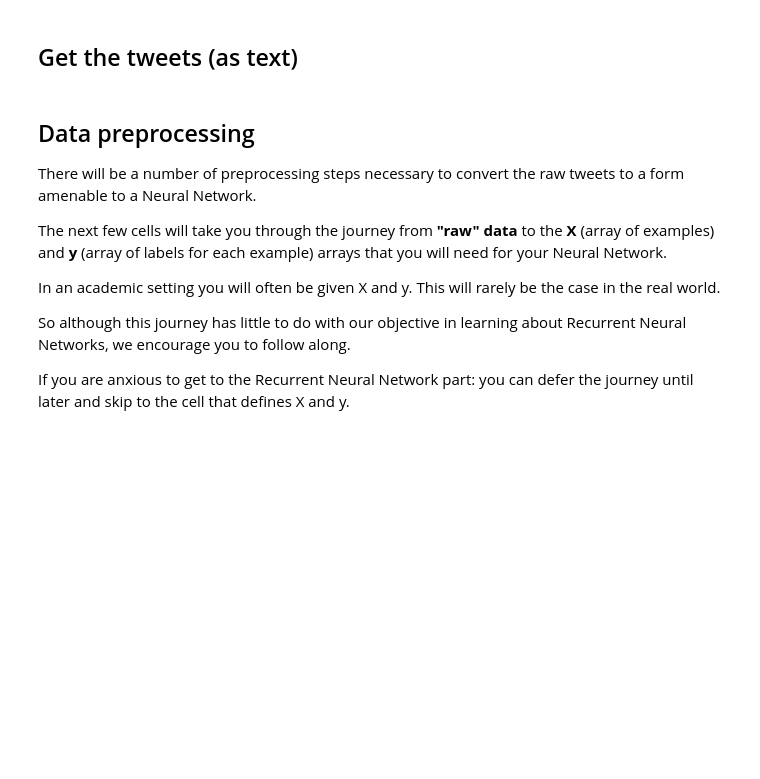
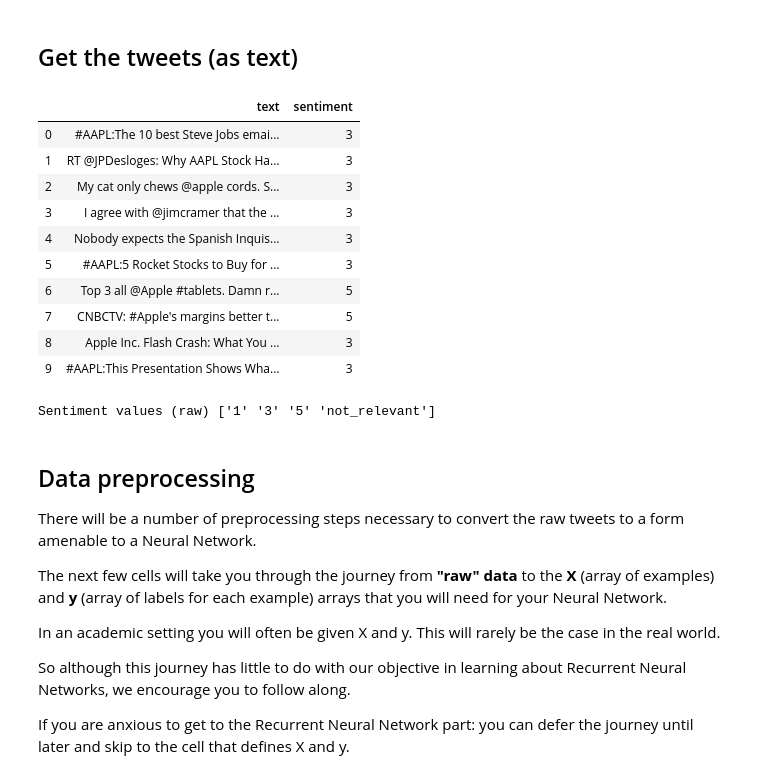
Before and after one commit to nyutandononline/MachineLearning_and_Finance_Teacher, a Jupyter notebook: Assignment_DL_teacher/DL_3_sentiment_from_tweets/Sentiment_from_tweets.ipynb, the cells around one changed output. Cells and saved outputs as stored; diff of their text form; code cells hidden in the pictures; blank space fills up the shorter version.

```diff
--- a/Assignment_DL_teacher/DL_3_sentiment_from_tweets/Sentiment_from_tweets.ipynb
+++ b/Assignment_DL_teacher/DL_3_sentiment_from_tweets/Sentiment_from_tweets.ipynb
@@ -135,14 +139,31 @@ helper = RNN_helper.rnn_helper()
 ## Get the tweets (as text)
 # %%
 # Directory and file name
-DATA_DIR = "../resource/asnlib/publicdata/tweets/Data"
+DATA_DIR = "./Data"
+
+if not os.path.isdir(DATA_DIR):
+    DATA_DIR = "../resource/asnlib/publicdata/tweets/Data"
+
 tweet_file = "Apple-Twitter-Sentiment-DFE-1.csv"
 
 # Load raw data
 tweets_raw = helper.getDataRaw(DATA_DIR, tweet_file)
 tweets_raw[ ["text", "sentiment"] ].head(10)
 
 print("Sentiment values (raw)", np.unique(tweets_raw["sentiment"]))
+# %% [output]
+|  | text | sentiment |
+| 0 | #AAPL:The 10 best Steve Jobs emai... | 3 |
+| 1 | RT @JPDesloges: Why AAPL Stock Ha... | 3 |
+| 2 | My cat only chews @apple cords. S... | 3 |
+| 3 | I agree with @jimcramer that the ... | 3 |
+| 4 | Nobody expects the Spanish Inquis... | 3 |
+| 5 | #AAPL:5 Rocket Stocks to Buy for ... | 3 |
+| 6 | Top 3 all @Apple #tablets. Damn r... | 5 |
+| 7 | CNBCTV: #Apple's margins better t... | 5 |
+| 8 | Apple Inc. Flash Crash: What You ... | 3 |
+| 9 | #AAPL:This Presentation Shows Wha... | 3 |
+Sentiment values (raw) ['1' '3' '5' 'not_relevant']
 # %% [markdown]
 ## Data preprocessing
 
```
Also changed, not shown: parts of 35 cells of this notebook, 2 other files.
